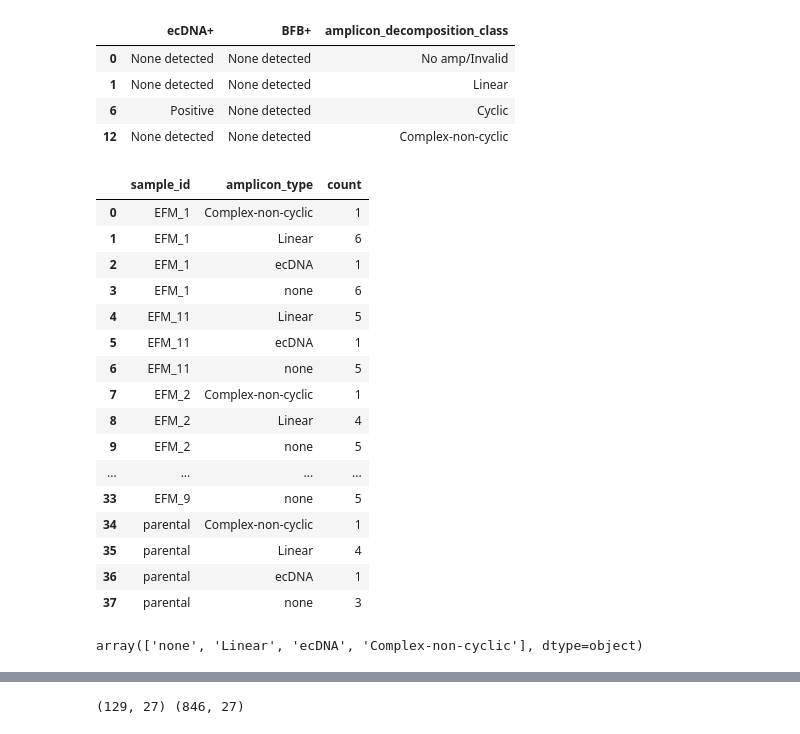
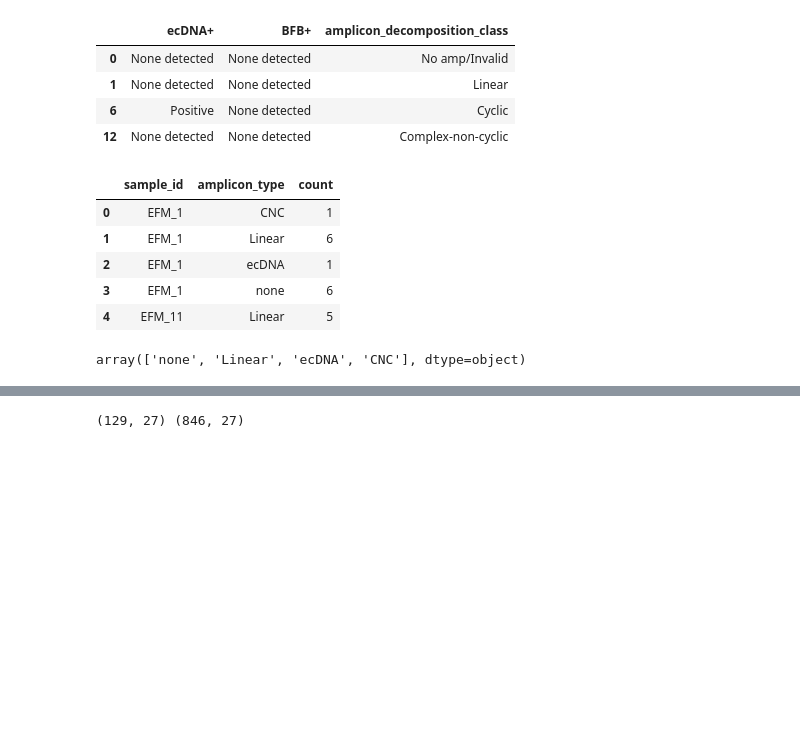
Before and after one commit to JiwonShon/ECTRES, a Jupyter notebook: ECTRES_summary_aaSuite_10X-EFM_192A.ipynb, the cells around one changed output, grey strips where cells are left out. Drawn from its saved outputs; the diff is of its cells as text; code cells hidden in the pictures; blank space fills up the shorter version.

```diff
--- a/ECTRES_summary_aaSuite_10X-EFM_192A.ipynb
+++ b/ECTRES_summary_aaSuite_10X-EFM_192A.ipynb
@@ -42,7 +42,7 @@ def classify_amplicon(row):
     if amp_class == "Linear":
         return "Linear"
     if amp_class == "Complex-non-cyclic":
-        return "Complex-non-cyclic"
+        return "CNC"
     if amp_class == "No amp/Invalid":
         return "none"
 
@@ -158,7 +159,7 @@ aaSuite_gemline_ms.head(2)
 # %%
-aaSuite_gemline_ms_ECGI=aaSuite_gemline_ms[(aaSuite_gemline_ms['source_barcode']=='EFM19')&(aaSuite_gemline_ms['sample_id']!='NCI_10')]
-print(aaSuite_gemline_ms_ECGI.shape)
-aaSuite_gemline_ms_ECGI.head(2)
+aaSuite_gemline_ms_sub=aaSuite_gemline_ms[(aaSuite_gemline_ms['source_barcode']=='EFM19')]
+print(aaSuite_gemline_ms_sub.shape)
+aaSuite_gemline_ms_sub.head(2)
 # %% [output]
 (129, 26)
 |  | amplicon_barcode | aa_barcode | amplicon_number | amplicon_decomposition_class | ecDNA+ | BFB+ | ... |
@@ -216,29 +200,16 @@ aaSuite_gemline_ms_ECGI[["ecDNA+", "BFB+", "amplicon_decomposition_class"]].drop
 | 6 | Positive | None detected | Cyclic |
 | 12 | None detected | None detected | Complex-non-cyclic |
 # %%
-df=aaSuite_gemline_ms_ECGI.copy()
+df=aaSuite_gemline_ms_sub.copy()
 
-
-# df=df[df['sample_id']!='EG_21']
-df.groupby(["sample_id", "amplicon_type"]).size().reset_index(name="count")
+df.groupby(["sample_id", "amplicon_type"]).size().reset_index(name="count").head()
 # %% [output]
 |  | sample_id | amplicon_type | count |
-| 0 | EFM_1 | Complex-non-cyclic | 1 |
+| 0 | EFM_1 | CNC | 1 |
 | 1 | EFM_1 | Linear | 6 |
 | 2 | EFM_1 | ecDNA | 1 |
 | 3 | EFM_1 | none | 6 |
 | 4 | EFM_11 | Linear | 5 |
-| 5 | EFM_11 | ecDNA | 1 |
-| 6 | EFM_11 | none | 5 |
-| 7 | EFM_2 | Complex-non-cyclic | 1 |
-| 8 | EFM_2 | Linear | 4 |
-| 9 | EFM_2 | none | 5 |
-| ... | ... | ... | ... |
-| 33 | EFM_9 | none | 5 |
-| 34 | parental | Complex-non-cyclic | 1 |
-| 35 | parental | Linear | 4 |
-| 36 | parental | ecDNA | 1 |
-| 37 | parental | none | 3 |
 # %%
 table = (
     df.groupby(["sample_id", "amplicon_type"])
@@ -249,4 +220,4 @@ table = (
 # %%
 df['amplicon_type'].unique()
 # %% [output]
-array(['none', 'Linear', 'ecDNA', 'Complex-non-cyclic'], dtype=object)
+array(['none', 'Linear', 'ecDNA', 'CNC'], dtype=object)
```
Also changed, not shown: parts of 27 cells of this notebook, 3 other files.
